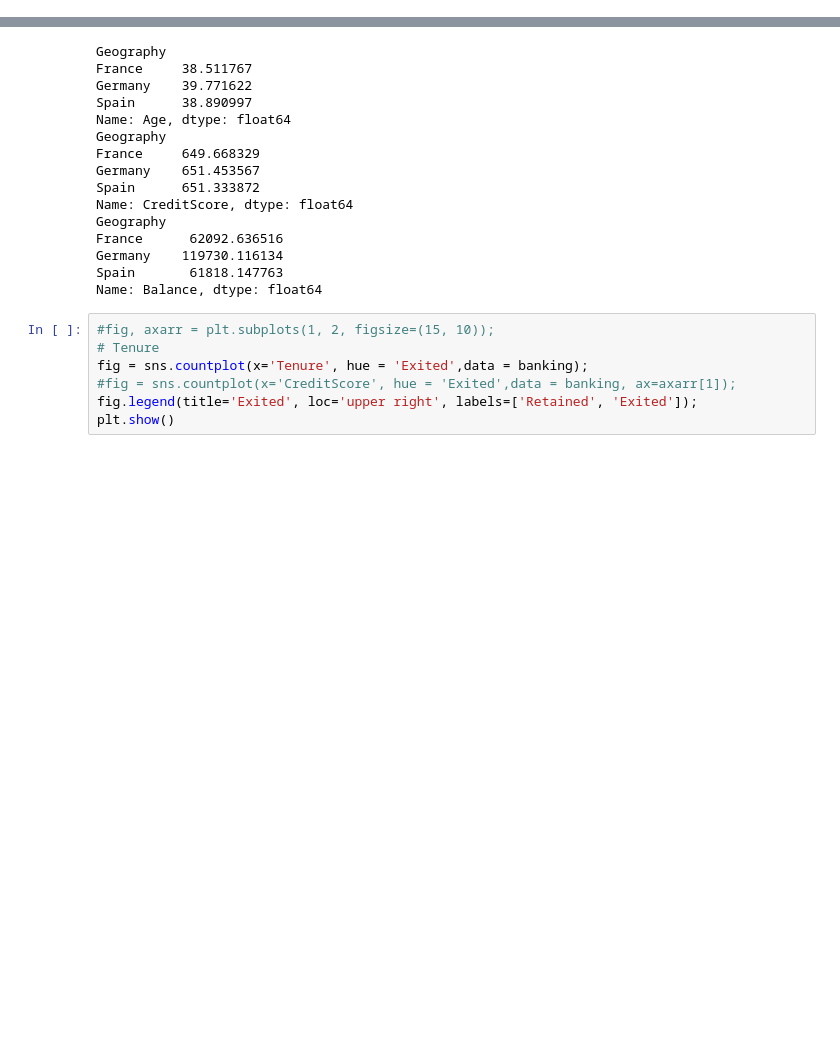
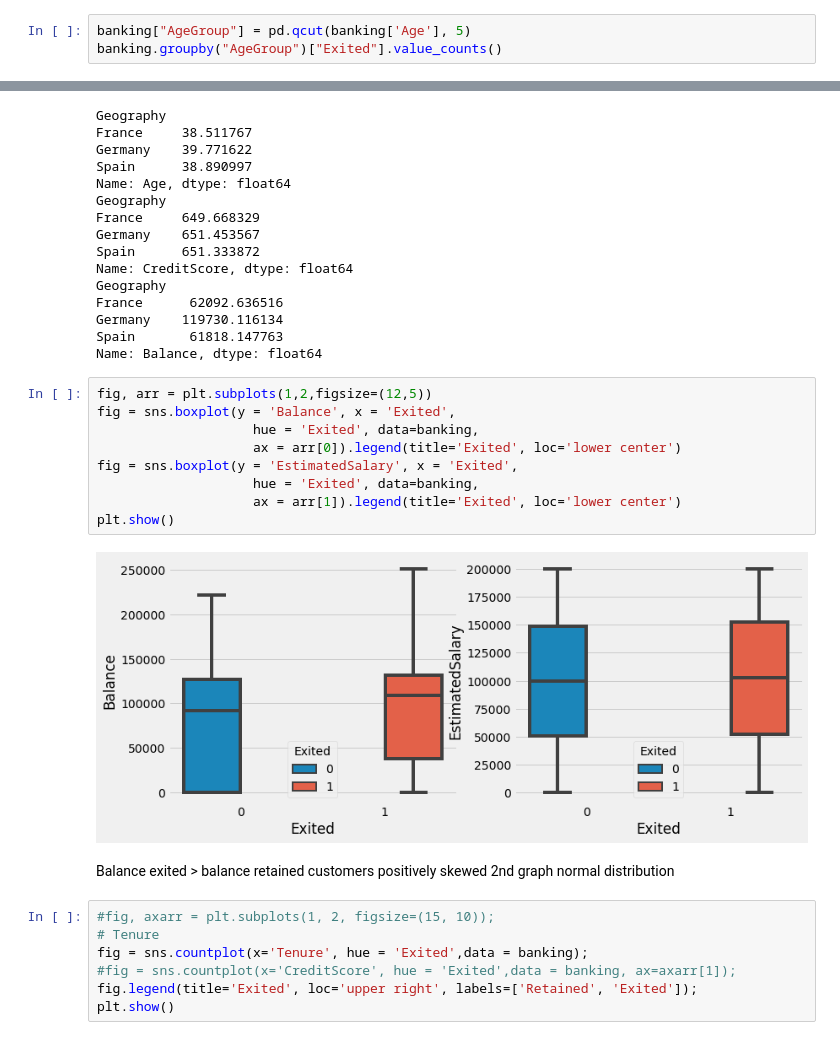
Before and after one commit to raaayden/GA_Project_Code_Challenge_3, a Jupyter notebook: project_final.ipynb, the cells around one changed output, grey strips where cells are left out. Cells and saved outputs as stored; diff of their text form; blank space fills up the shorter version.

```diff
--- a/project_final.ipynb
+++ b/project_final.ipynb
@@ -209,0 +248,3 @@ sns.barplot(data=banking, x='Exited', y='Age')
+# %%
+banking["AgeGroup"] = pd.qcut(banking['Age'], 5)
+banking.groupby("AgeGroup")["Exited"].value_counts()
@@ -245,6 +303,21 @@ France      62092.636516
 Germany    119730.116134
 Spain       61818.147763
 Name: Balance, dtype: float64
+# %%
+fig, arr = plt.subplots(1,2,figsize=(12,5))
+fig = sns.boxplot(y = 'Balance', x = 'Exited',
+                    hue = 'Exited', data=banking,
+                    ax = arr[0]).legend(title='Exited', loc='lower center')
+fig = sns.boxplot(y = 'EstimatedSalary', x = 'Exited',
+                    hue = 'Exited', data=banking,
+                    ax = arr[1]).legend(title='Exited', loc='lower center')
+plt.show()
+# %% [output]
+[figure, added]
+# %% [markdown]
+Balance exited > balance retained customers
+positively skewed
+2nd graph normal distribution
 # %%
 #fig, axarr = plt.subplots(1, 2, figsize=(15, 10));
 # Tenure
```
Also changed, not shown: parts of 5 cells of this notebook.
